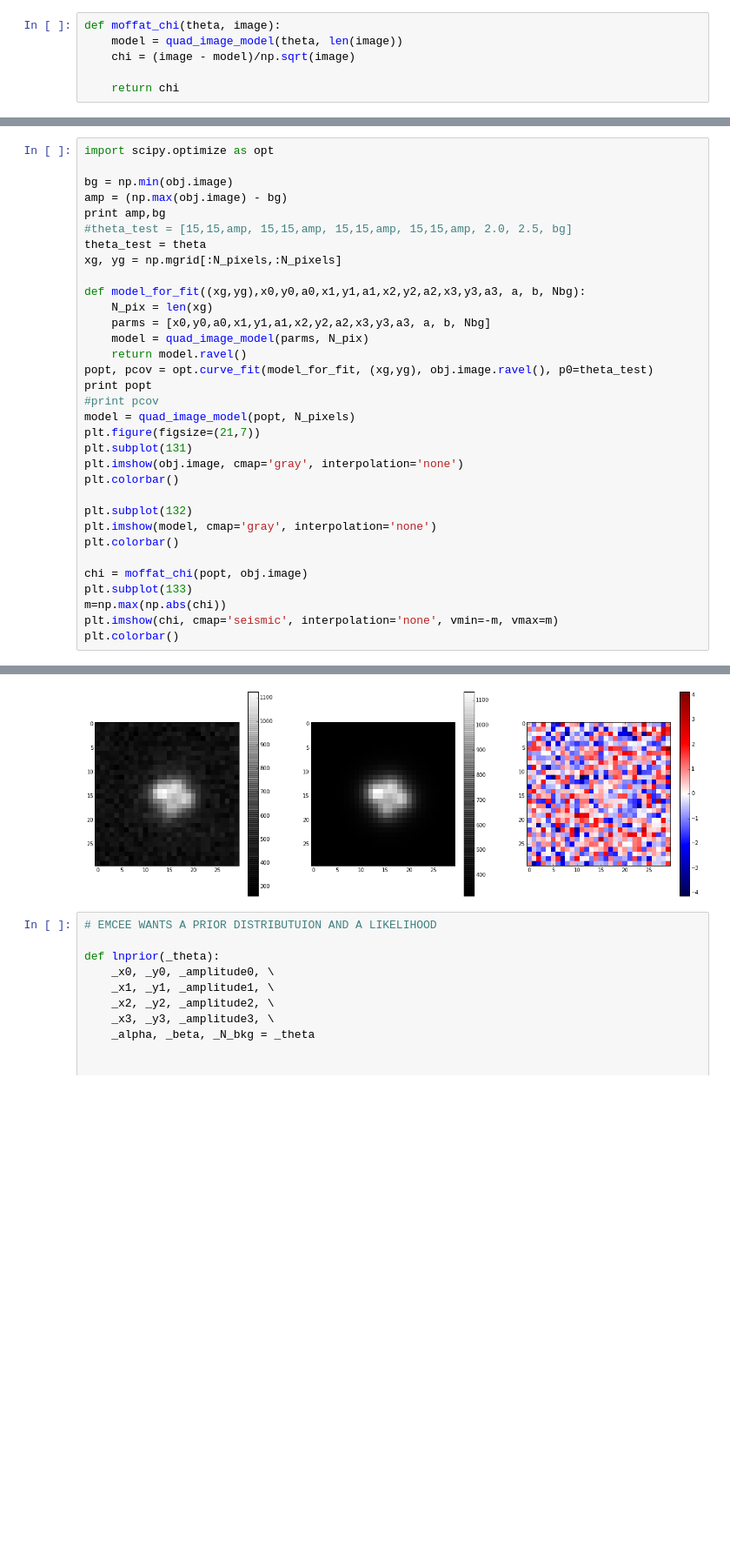
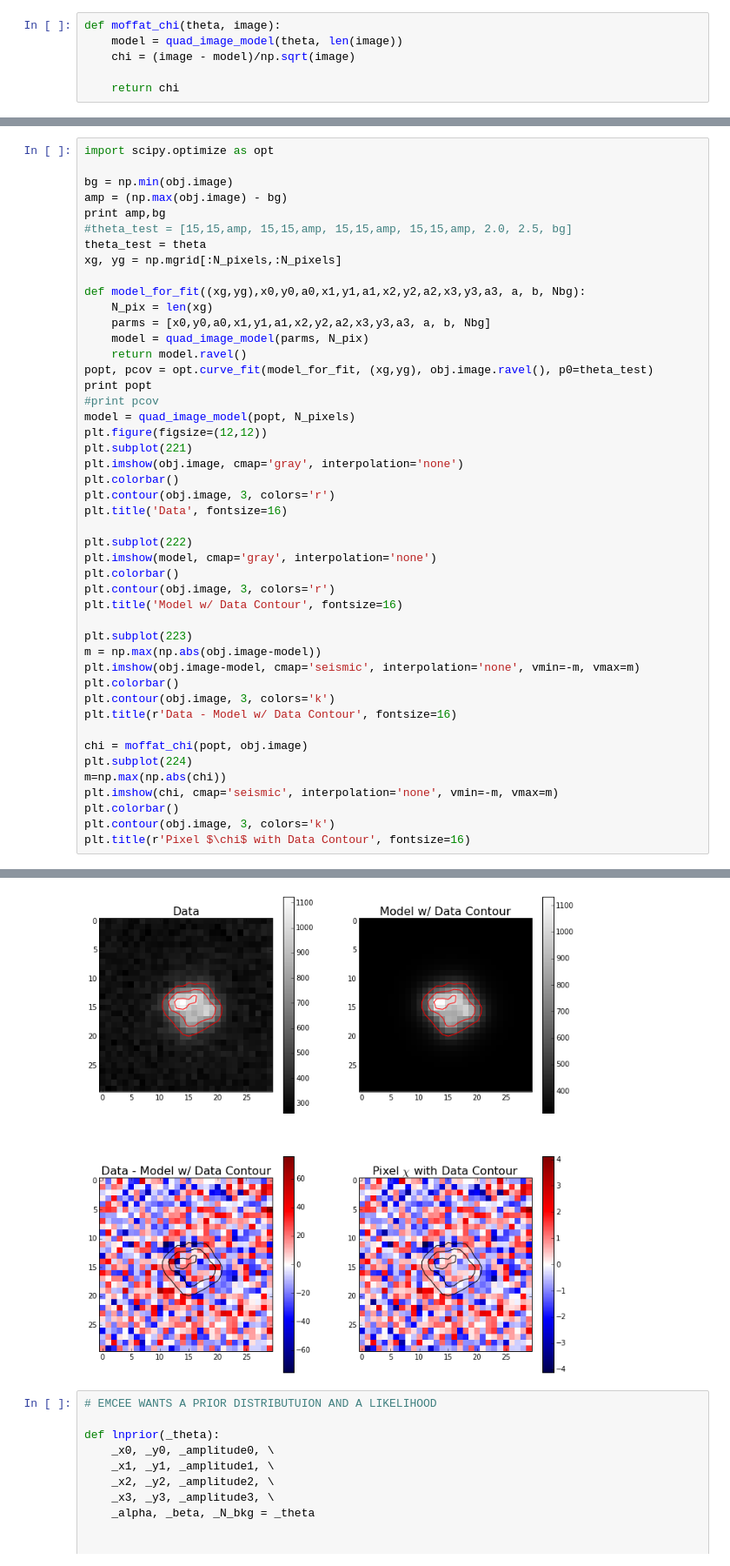
Before and after one commit to lmoustakas/lcolens, a Jupyter notebook: python/arw/quadFit.ipynb, the cells around one changed output, grey strips where cells are left out. Shown at 87% size. Cells and saved outputs as stored; diff of their text form; blank space fills up the shorter version.

```diff
--- a/python/arw/quadFit.ipynb
+++ b/python/arw/quadFit.ipynb
@@ -110,20 +116,33 @@ popt, pcov = opt.curve_fit(model_for_fit, (xg,yg), obj.image.ravel(), p0=theta_t
 print popt
 #print pcov
 model = quad_image_model(popt, N_pixels)
-plt.figure(figsize=(21,7))
-plt.subplot(131)
+plt.figure(figsize=(12,12))
+plt.subplot(221)
 plt.imshow(obj.image, cmap='gray', interpolation='none')
 plt.colorbar()
+plt.contour(obj.image, 3, colors='r')
+plt.title('Data', fontsize=16)
 
-plt.subplot(132)
+plt.subplot(222)
 plt.imshow(model, cmap='gray', interpolation='none')
 plt.colorbar()
+plt.contour(obj.image, 3, colors='r')
+plt.title('Model w/ Data Contour', fontsize=16)
+
+plt.subplot(223)
+m = np.max(np.abs(obj.image-model))
+plt.imshow(obj.image-model, cmap='seismic', interpolation='none', vmin=-m, vmax=m)
+plt.colorbar()
+plt.contour(obj.image, 3, colors='k')
+plt.title(r'Data - Model w/ Data Contour', fontsize=16)
 
 chi = moffat_chi(popt, obj.image)
-plt.subplot(133)
+plt.subplot(224)
 m=np.max(np.abs(chi))
 plt.imshow(chi, cmap='seismic', interpolation='none', vmin=-m, vmax=m)
 plt.colorbar()
+plt.contour(obj.image, 3, colors='k')
+plt.title(r'Pixel $\chi$ with Data Contour', fontsize=16)
 # %% [output]
 863.286 261.335
 [  14.25723848   13.2031268   745.77475303   15.62418721   18.40960829
@@ -133,4 +152,4 @@ plt.colorbar()
-[figure, old version]
+[figure, new version]
 # %%
 # EMCEE WANTS A PRIOR DISTRIBUTUION AND A LIKELIHOOD
 
```
Also changed, not shown: parts of 5 cells of this notebook, 1 other file.
